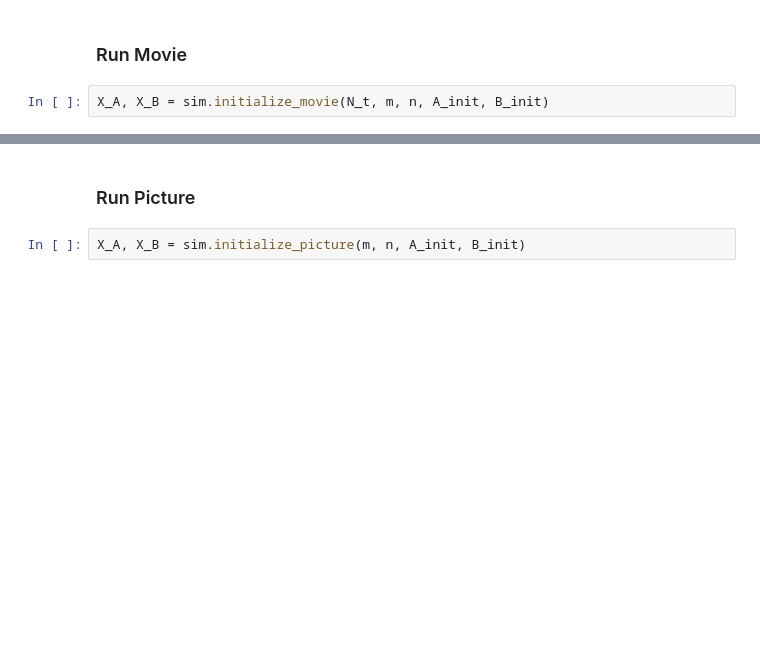
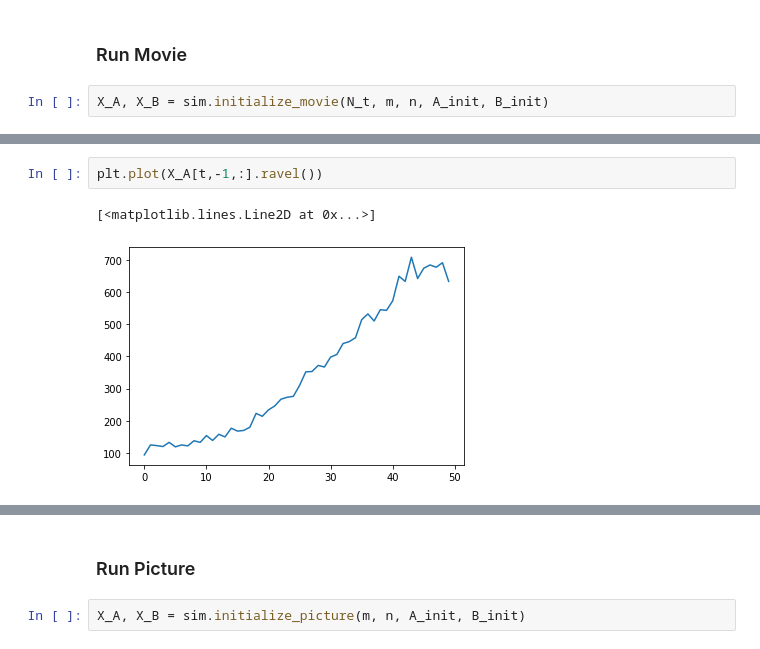
Before and after one commit to KCGallagher/Schnakenberg_Sim, a Jupyter notebook: Archive/grid_sim.ipynb, the cells around one changed output, grey strips where cells are left out. Cells and saved outputs as stored; diff of their text form; blank space fills up the shorter version.

```diff
--- a/grid_sim.ipynb
+++ b/Archive/grid_sim.ipynb
@@ -72,0 +121,5 @@ for t in np.arange(N_t-1):
+# %%
+plt.plot(X_A[t,-1,:].ravel())
+# %% [output]
+[<matplotlib.lines.Line2D at 0x...>]
+[figure, added]
```
Also changed, not shown: parts of 22 cells of this notebook, 13 other files.
